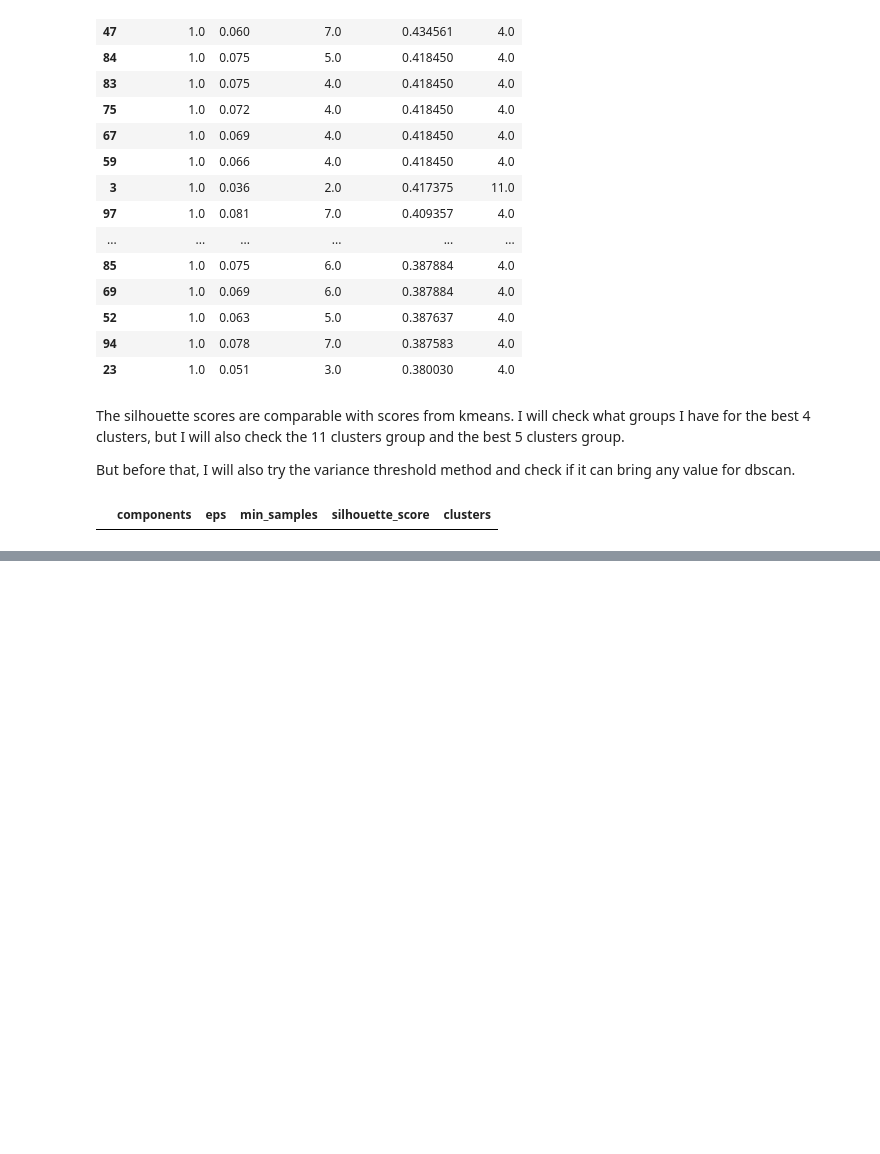
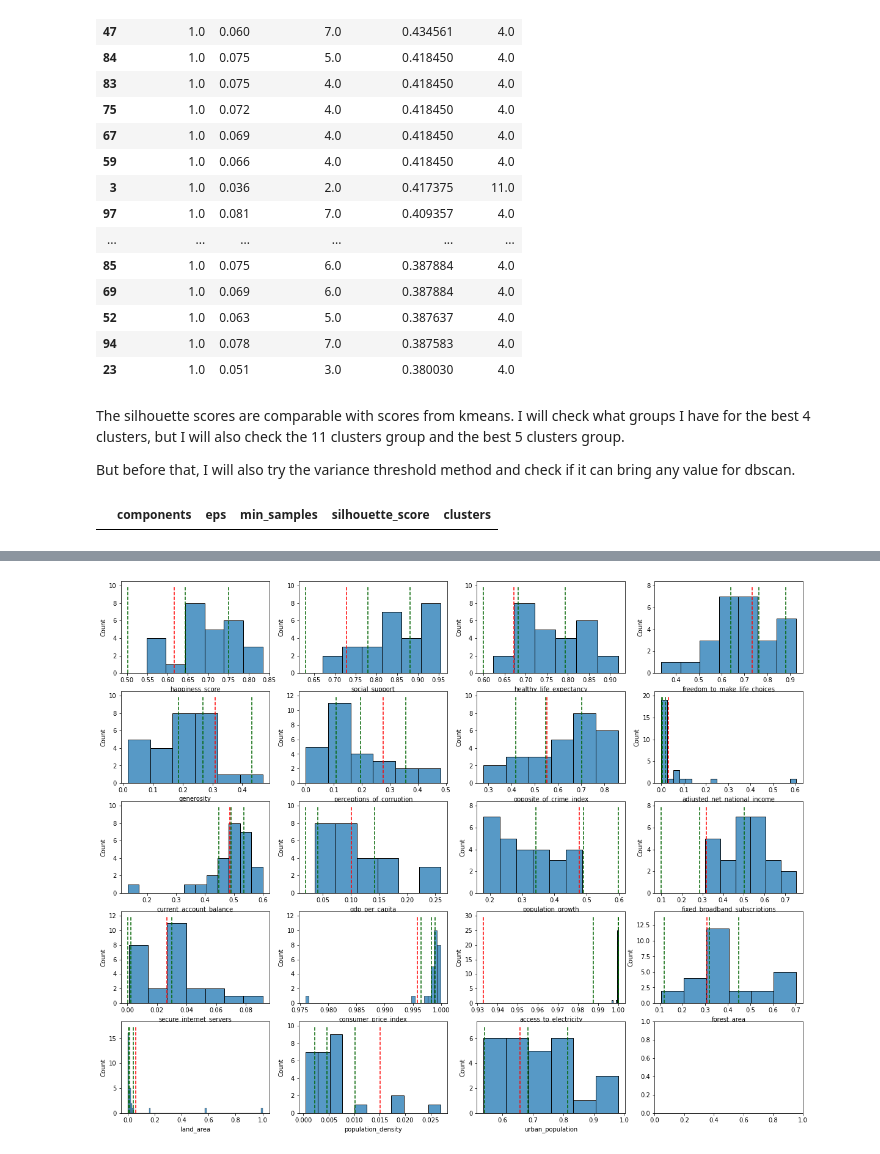
Before and after one commit to andrei-trofin/country-selector, a Jupyter notebook: notebooks/2. EDA and Clustering.ipynb, the cells around one changed output, grey strips where cells are left out. Saved outputs shown, nothing was run; the diff lists cells and outputs as text; code cells hidden in the pictures; blank space fills up the shorter version.

```diff
--- a/notebooks/2. EDA and Clustering.ipynb
+++ b/notebooks/2. EDA and Clustering.ipynb
@@ -620,0 +814,5 @@ It looks like none of the dbscan clusterings managed to get a good silhouette sc
+# %%
+# Plot for group 2
+plot_features_for_group(cluster_6_groups[2], data, data_statistics)
+# %% [output]
+[figure, added]
```
Also changed, not shown: parts of 32 cells of this notebook, 2 other files.
